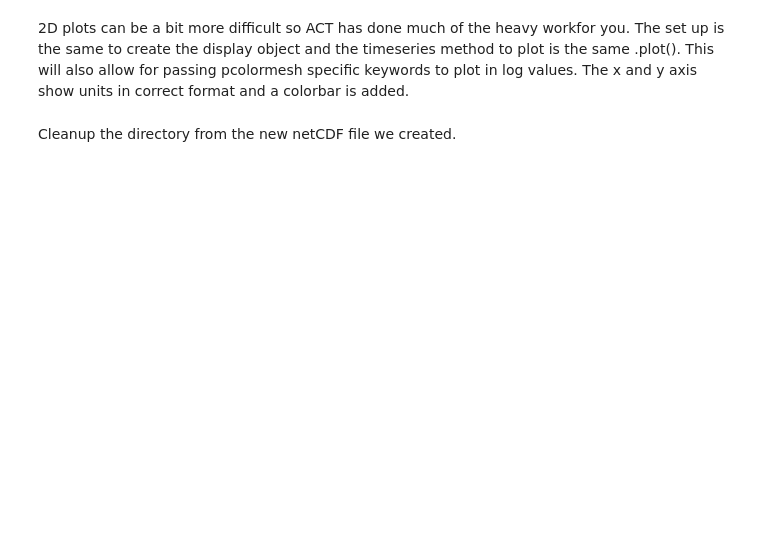
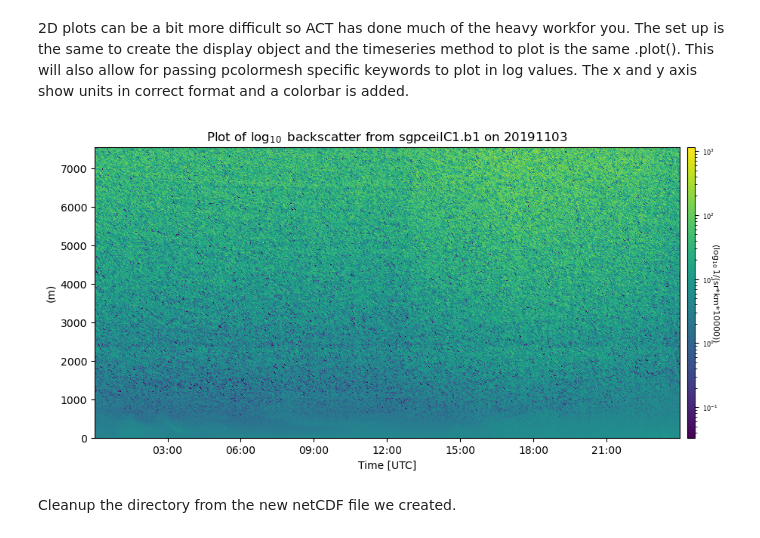
Before and after one commit to kenkehoe/AtmosphericPythonCourse, a Jupyter notebook: third_party_libraries/ACT.ipynb, the cells around one changed output. Saved outputs shown, nothing was run; the diff lists cells and outputs as text; code cells hidden in the pictures; blank space fills up the shorter version.

```diff
--- a/third_party_libraries/ACT.ipynb
+++ b/third_party_libraries/ACT.ipynb
@@ -113,17 +257,19 @@ plt.show()
 2D plots can be a bit more difficult so ACT has done much of the heavy workfor you. The set up is the same to create the display object and the timeseries method to plot is the same .plot(). This will also allow for passing pcolormesh specific keywords to plot in log values. The x and y axis show units in correct format and a colorbar is added.
 # %%
 filename = str(Path('..', 'data', 'sgpceilC1.b1', 'sgpceilC1.b1.20191103.000012.nc'))
-ceil_ds = act.io.armfiles.read_netcdf(filename)
+ceil_ds = act.io.armfiles.read_netcdf(filename, keep_variables='backscatter')
 
 # We can change the data to a log scale for better plotting.
 var_name = 'backscatter'
-display = act.plotting.TimeSeriesDisplay(ceil_ds, figsize=(15, 10))
+display = act.plotting.TimeSeriesDisplay(ceil_ds, figsize=(10, 5))
 title = (r"Plot of $\log_{10}$ " f"{var_name} from {ceil_ds.attrs['datastream']} on "
          f"{ceil_ds.attrs['_file_dates'][0]}")
 colorbar_label = r"$\log_{10}$" + ceil_ds[var_name].attrs['units']
 display.plot(var_name, norm=matplotlib.colors.LogNorm(), set_title=title,
              cbar_label=colorbar_label)
 plt.show()
+# %% [output]
+[figure, added]
 # %% [markdown]
 Cleanup the directory from the new netCDF file we created.
 # %%
```
Also changed, not shown: parts of 18 cells of this notebook.
